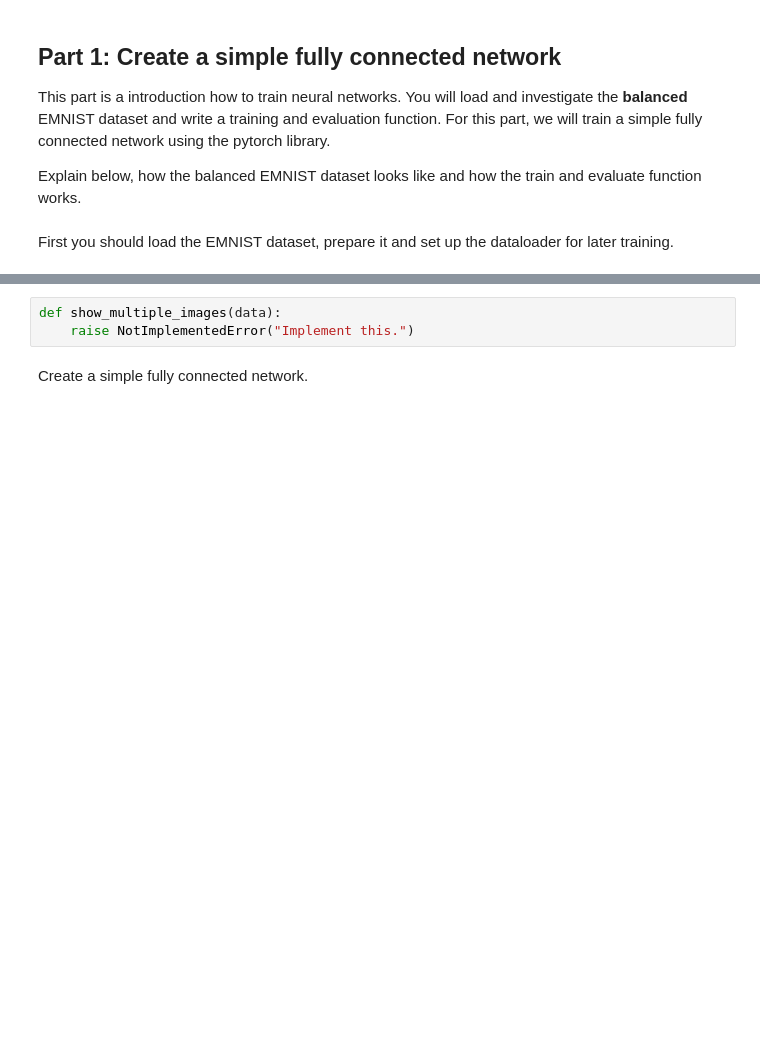
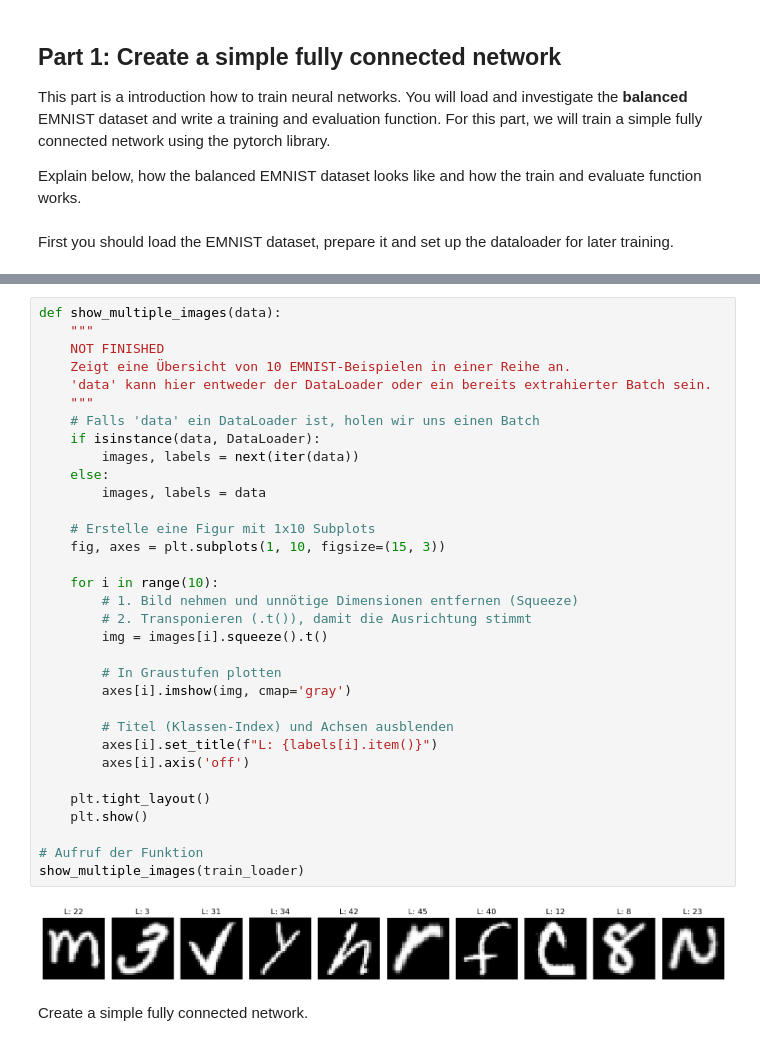
Before and after one commit to reJazzy/Assignment_Neural_Computing, a Jupyter notebook: assignment.ipynb, the cells around one changed output, grey strips where cells are left out. Drawn from its saved outputs; the diff is of its cells as text; blank space fills up the shorter version.

Commit message:
Added data_loader and show (with scary german comments)

```diff
--- a/assignment.ipynb
+++ b/assignment.ipynb
@@ -109,7 +152,39 @@ Write code to show a overview of 10 EMNIST examples. The image shows how we plot
 ![image.png](multiple_images_emnist.png)
 # %%
 def show_multiple_images(data):
-    raise NotImplementedError("Implement this.")
+    """
+    NOT FINISHED
+    Zeigt eine Übersicht von 10 EMNIST-Beispielen in einer Reihe an.
+    'data' kann hier entweder der DataLoader oder ein bereits extrahierter Batch sein.
+    """
+    # Falls 'data' ein DataLoader ist, holen wir uns einen Batch
+    if isinstance(data, DataLoader):
+        images, labels = next(iter(data))
+    else:
+        images, labels = data
+
+    # Erstelle eine Figur mit 1x10 Subplots
+    fig, axes = plt.subplots(1, 10, figsize=(15, 3))
+
+    for i in range(10):
+        # 1. Bild nehmen und unnötige Dimensionen entfernen (Squeeze)
+        # 2. Transponieren (.t()), damit die Ausrichtung stimmt
+        img = images[i].squeeze().t()
+
+        # In Graustufen plotten
+        axes[i].imshow(img, cmap='gray')
+
+        # Titel (Klassen-Index) und Achsen ausblenden
+        axes[i].set_title(f"L: {labels[i].item()}")
+        axes[i].axis('off')
+
+    plt.tight_layout()
+    plt.show()
+
+# Aufruf der Funktion
+show_multiple_images(train_loader)
+# %% [output]
+[figure, added]
 # %% [markdown]
 Create a simple fully connected network.
 # %%
```
Also changed, not shown: parts of 3 cells of this notebook, 1 other file.
